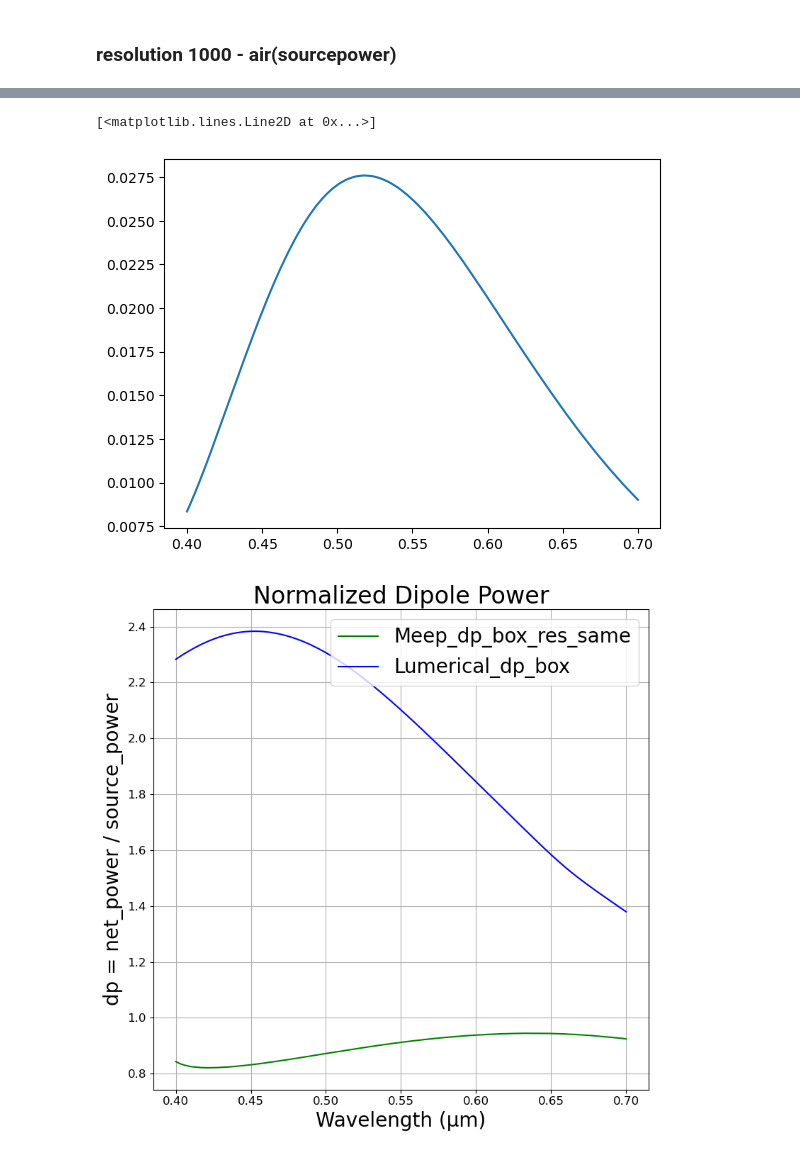
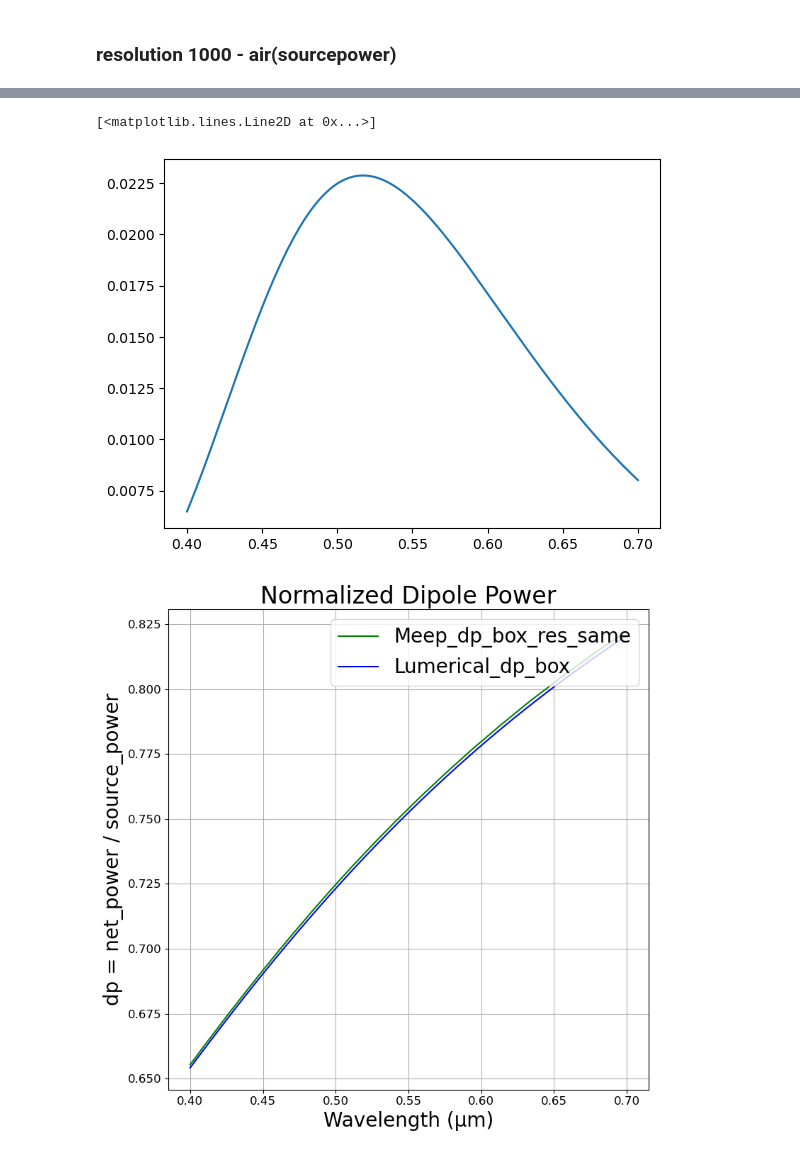
Before and after one commit to M2nion/EIDL, a Jupyter notebook: Tool/Meep/LGD/Meep code/OLED structure/Layer by Layer check/OLED_update_LBL.ipynb, the cells around one changed output, grey strips where cells are left out. Saved outputs shown, nothing was run; the diff lists cells and outputs as text; code cells hidden in the pictures.

```diff
--- a/Tool/Meep/LGD/Meep code/OLED structure/Layer by Layer check/OLED_update_LBL.ipynb
+++ b/Tool/Meep/LGD/Meep code/OLED structure/Layer by Layer check/OLED_update_LBL.ipynb
@@ -7,7 +7,7 @@ import pickle
 from meep_material import lorentzfit
 import os
 # %%
-resolution = 400
+resolution = 100
 nfreq = 300
 fcen = 1.75
 df = 3.3
@@ -211,11 +211,11 @@ sources = [mp.Source(
 sim_fitting = mp.Simulation(
     cell_size=cell_size,
     boundary_layers=boundary_layers,
-    geometry=geometry_fitting,
+    geometry=geometry_fitting[3:4],
     default_material=mp.Medium(index = 1),
     sources=sources,
     resolution=resolution,
-    eps_averaging=True,
+    # eps_averaging=True,
     # subpixel_maxeval=300,
     # subpixel_tol=1e-8,
     # force_complex_fields = True,
@@ -321,12 +308,12 @@ CSV 파일 저장 완료: sourcepower_res100.csv
 plt.plot(src_wavelengths, net_power_fitting)
 # %% [output]
 [<matplotlib.lines.Line2D at 0x...>]
-[figure, old version]
+[figure, new version]
 # %%
 import numpy as np
 from pathlib import Path
 
-csv_path = Path("/home/min/EIDL/Tool/Meep/LGD/Meep code/OLED structure/Layer by Layer check/al+alq3+dpb.txt")
+csv_path = Path("/home/min/EIDL/Tool/Meep/LGD/Meep code/OLED structure/Layer by Layer check/alq3_only.txt")
 
 # CSV 파일 불러오기
 lumerical_data = np.genfromtxt(csv_path, delimiter=",")
@@ -365,7 +352,7 @@ air_1000_data = np.genfromtxt(csv_path, delimiter=",", skip_header=1)
 air_1000 = air_1000_data[:, 1]
 # %%
 # dp_box / sourcepower 정규화
-dp_fitting = np.array(net_power_fitting) / air_1000
+# dp_fitting = np.array(net_power_fitting) / air_1000
 dp_fitting_100 = np.array(net_power_fitting) / src_power
 
 wavelengths = 1 / np.array(mp.get_flux_freqs(box_power_fitting))
@@ -376,31 +363,31 @@ plt.figure(figsize=(8, 8))
 # plt.plot(wavelengths, dp_fitting, label='Meep_dp_box_res1000', color='red')
 plt.plot(wavelengths, dp_fitting_100, label='Meep_dp_box_res_same', color='green')
 plt.plot(wavelengths, lumerical, label='Lumerical_dp_box', color='blue')
 # plt.plot(wavelengths, no_pattern_func, label='no pattern func', color='purple')
 # plt.plot(wavelengths, no_pattern_box, label='no pattern box', color='cyan')
 
 # plt.plot(wavelength_sliced_nofunc, Al_power_sliced_nofunc, label='Lumerical dp', color='green')
 
 
 # 축 레이블 (굵게 + 크기 조정)
 plt.xlabel("Wavelength (μm)", fontsize=20)
 plt.ylabel("dp = net_power / source_power", fontsize=20)
 
 # 제목 (굵게 + 크기 조정)
 plt.title("Normalized Dipole Power", fontsize=24)
 
 # 눈금 폰트 크기 조정
 plt.xticks(fontsize=12)
 plt.yticks(fontsize=12)
 
 # 범례 (폰트 크기 조정 + 굵게)
 plt.legend(loc='upper right', fontsize=20, frameon=True,)
 
 # 기타 설정
 plt.grid(True)
 plt.tight_layout()
 # plt.ylim([0, 1.5])
 # plt.xlim([0.4, 0.7])
 plt.show()
 # %% [output]
-[figure, old version]
+[figure, new version]
```
Also changed, not shown: parts of 5 cells of this notebook, 21 other files.
